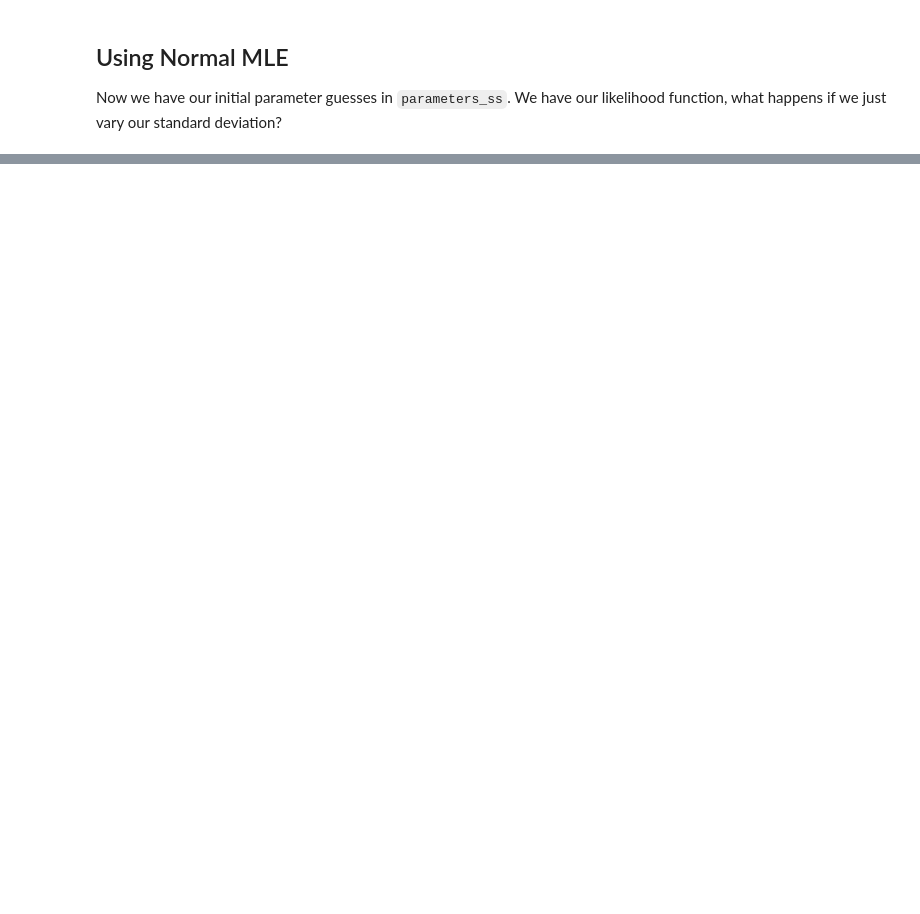
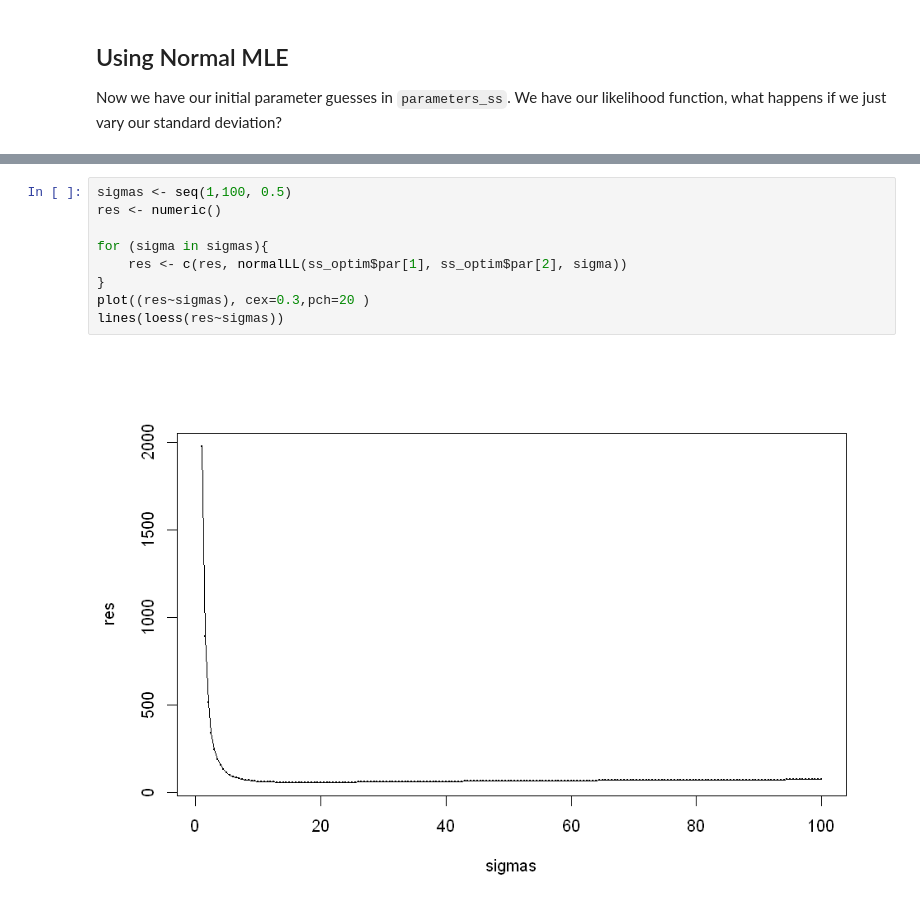
Before and after one commit to joely-w/ProjectWriteup, a Jupyter notebook: Infectious Diseases.ipynb, the cells around one changed output, grey strips where cells are left out. Saved outputs shown, nothing was run; the diff lists cells and outputs as text; blank space fills up the shorter version.

```diff
--- a/Infectious Diseases.ipynb
+++ b/Infectious Diseases.ipynb
@@ -98,0 +90,11 @@ ERROR: Error in normalLL(as.double(parameters_ss["gamma"]), as.double(parameters
+# %%
+sigmas <- seq(1,100, 0.5)
+res <- numeric()
+
+for (sigma in sigmas){
+    res <- c(res, normalLL(ss_optim$par[1], ss_optim$par[2], sigma))
+}
+plot((res~sigmas), cex=0.3,pch=20 )
+lines(loess(res~sigmas))
+# %% [output]
+[figure, added]
```
Also changed, not shown: parts of 6 cells of this notebook.
